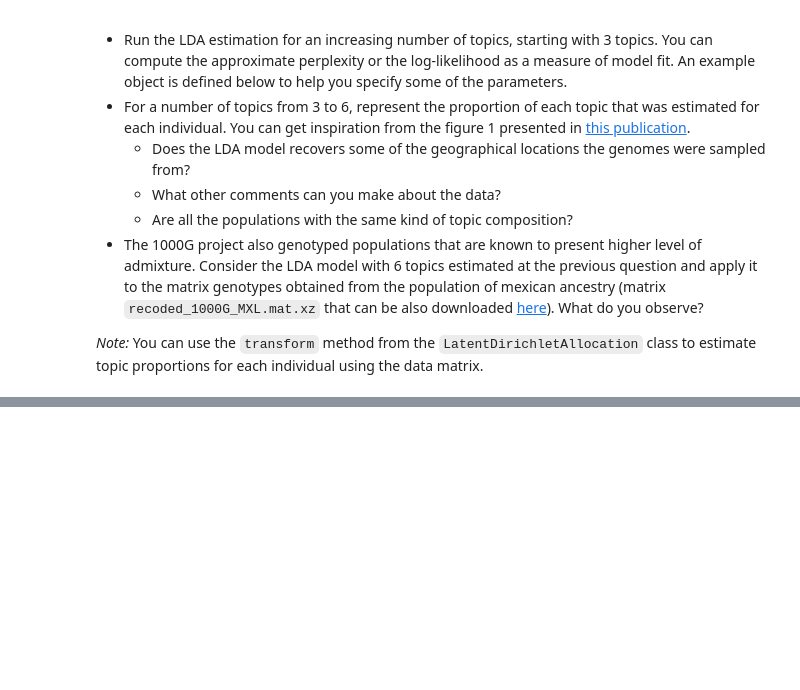
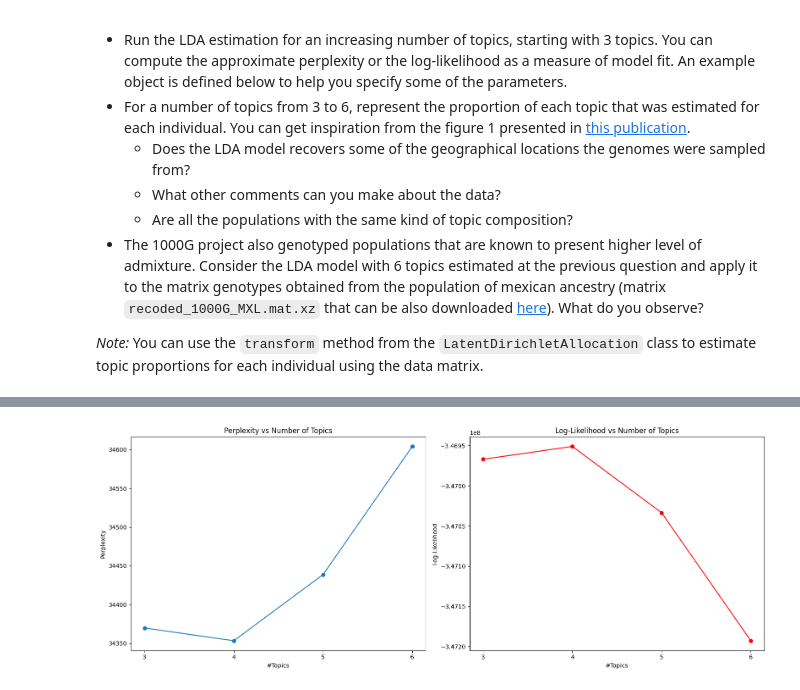
Before and after one commit to HendrikHigl/ma-cs-apml, a Jupyter notebook: LDAProject/LDA_project.ipynb, the cells around one changed output, grey strips where cells are left out. Cells and saved outputs as stored; diff of their text form; code cells hidden in the pictures; blank space fills up the shorter version.

```diff
--- a/LDAProject/LDA_project.ipynb
+++ b/LDAProject/LDA_project.ipynb
@@ -406,0 +469,24 @@ lda_5pop = LatentDirichletAllocation(
+# %%
+if os.path.exists(OUT_FILE):
+    with open(OUT_FILE, "r") as file:
+        lda_json_object = json.load(file)
+        perplexities = lda_json_object["perplexies"]
+        log_likelihoods = lda_json_object["log_likelihoods"]
+        topic_predictions = lda_json_object["topic_predictions"]
+        predicted_topics = {k: [np.argmax(pred) for pred in v] for k, v in topic_predictions.items()}
+else:
+    print(f"Results file {OUT_FILE} does not exist.")
+# %%
+fig, axes = plt.subplots(1, 2, figsize=(16, 6))
+axes[0].plot(list(perplexities.keys()), list(perplexities.values()), marker="o")
+axes[0].set_title("Perplexity vs Number of Topics")
+axes[0].set_xlabel("#Topics")
+axes[0].set_ylabel("Perplexity")
+axes[1].plot(list(log_likelihoods.keys()), list(log_likelihoods.values()), color='red', marker="o")
+axes[1].set_title("Log-Likelihood vs Number of Topics")
+axes[1].set_xlabel("#Topics")
+axes[1].set_ylabel("Log-Likelihood")
+plt.tight_layout()
+plt.show()
+# %% [output]
+[figure, added]
```
Also changed, not shown: parts of 5 cells of this notebook, 1 other file.
